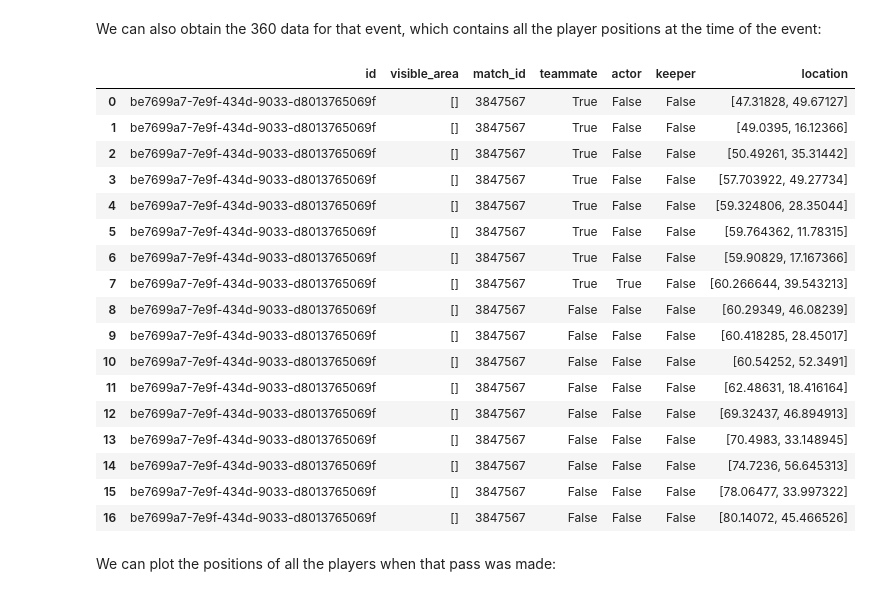
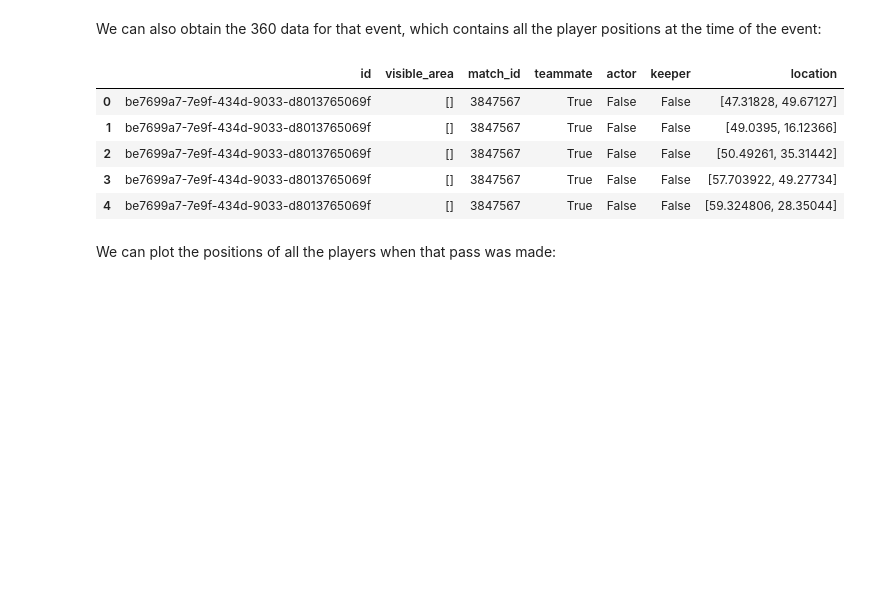
Before and after one commit to gsheir/tacticvis, a Jupyter notebook: src/data_exploration.ipynb, the cells around one changed output. Cells and saved outputs as stored; diff of their text form; code cells hidden in the pictures; blank space fills up the shorter version.

```diff
--- a/src/data_exploration.ipynb
+++ b/src/data_exploration.ipynb
@@ -168,26 +128,14 @@ We can also obtain the 360 data for that event, which contains all the player po
 # %%
 frames = sb.frames(match_id=match_id)
 event_frames = frames.loc[frames["id"] == event["id"]]
-event_frames
+event_frames[:5]
 # %% [output]
 |  | id | visible_area | match_id | teammate | actor | keeper | location |
 | 0 | be7699a7-7e9f-434d-9033-d8013765069f | [] | 3847567 | True | False | False | [47.31828, 49.67127] |
 | 1 | be7699a7-7e9f-434d-9033-d8013765069f | [] | 3847567 | True | False | False | [49.0395, 16.12366] |
 | 2 | be7699a7-7e9f-434d-9033-d8013765069f | [] | 3847567 | True | False | False | [50.49261, 35.31442] |
 | 3 | be7699a7-7e9f-434d-9033-d8013765069f | [] | 3847567 | True | False | False | [57.703922, 49.27734] |
 | 4 | be7699a7-7e9f-434d-9033-d8013765069f | [] | 3847567 | True | False | False | [59.324806, 28.35044] |
-| 5 | be7699a7-7e9f-434d-9033-d8013765069f | [] | 3847567 | True | False | False | [59.764362, 11.78315] |
-| 6 | be7699a7-7e9f-434d-9033-d8013765069f | [] | 3847567 | True | False | False | [59.90829, 17.167366] |
-| 7 | be7699a7-7e9f-434d-9033-d8013765069f | [] | 3847567 | True | True | False | [60.266644, 39.543213] |
-| 8 | be7699a7-7e9f-434d-9033-d8013765069f | [] | 3847567 | False | False | False | [60.29349, 46.08239] |
-| 9 | be7699a7-7e9f-434d-9033-d8013765069f | [] | 3847567 | False | False | False | [60.418285, 28.45017] |
-| 10 | be7699a7-7e9f-434d-9033-d8013765069f | [] | 3847567 | False | False | False | [60.54252, 52.3491] |
-| 11 | be7699a7-7e9f-434d-9033-d8013765069f | [] | 3847567 | False | False | False | [62.48631, 18.416164] |
-| 12 | be7699a7-7e9f-434d-9033-d8013765069f | [] | 3847567 | False | False | False | [69.32437, 46.894913] |
-| 13 | be7699a7-7e9f-434d-9033-d8013765069f | [] | 3847567 | False | False | False | [70.4983, 33.148945] |
-| 14 | be7699a7-7e9f-434d-9033-d8013765069f | [] | 3847567 | False | False | False | [74.7236, 56.645313] |
-| 15 | be7699a7-7e9f-434d-9033-d8013765069f | [] | 3847567 | False | False | False | [78.06477, 33.997322] |
-| 16 | be7699a7-7e9f-434d-9033-d8013765069f | [] | 3847567 | False | False | False | [80.14072, 45.466526] |
 # %% [markdown]
 We can plot the positions of all the players when that pass was made:
 # %%
```
Also changed, not shown: parts of 8 cells of this notebook, 1 other file.
